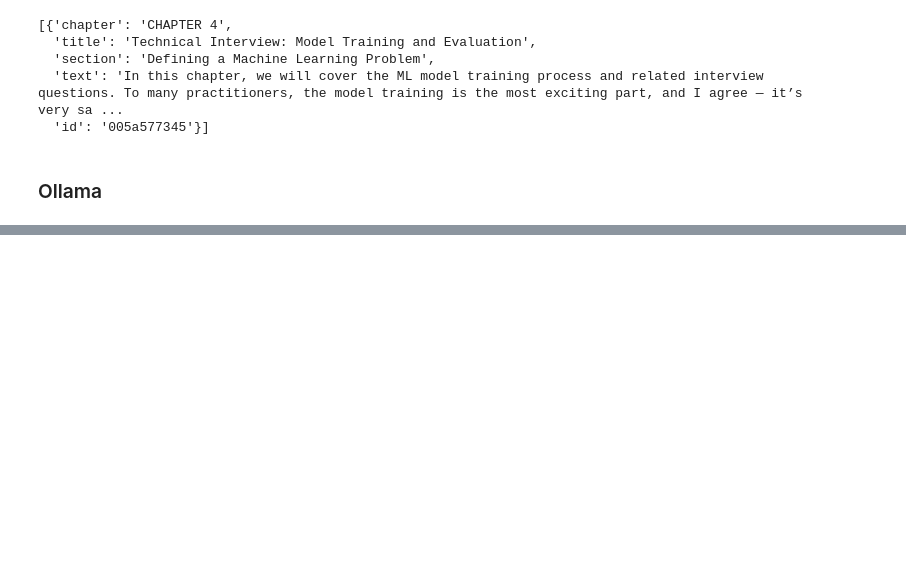
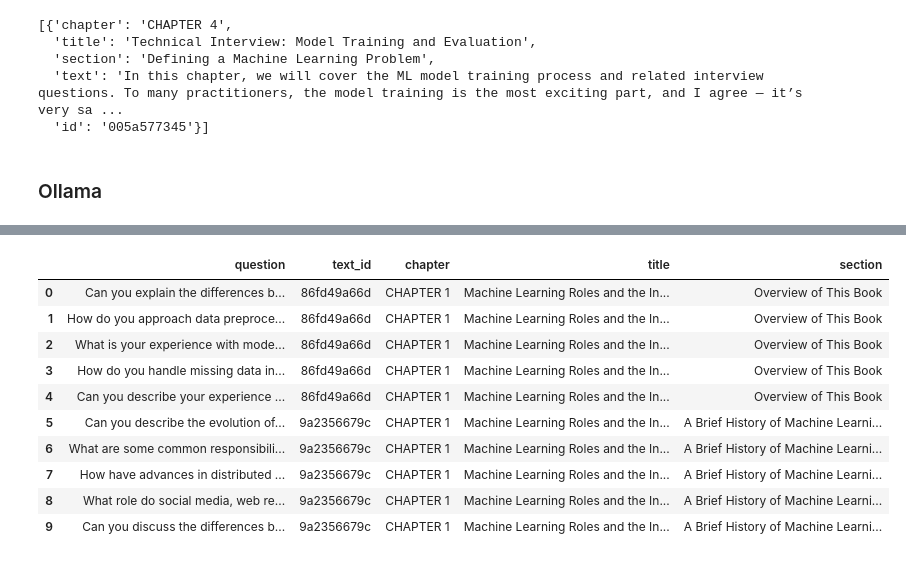
Before and after one commit to AMaldu/interview_preparation_bot, a Jupyter notebook: notebooks/ground_truth_data.ipynb, the cells around one changed output, grey strips where cells are left out. Saved outputs shown, nothing was run; the diff lists cells and outputs as text; code cells hidden in the pictures; blank space fills up the shorter version.

```diff
--- a/notebooks/ground_truth_data.ipynb
+++ b/notebooks/ground_truth_data.ipynb
@@ -195,0 +257,14 @@ results = {'86fd49a66d': "Sure! Here are five interview questions based on the p
+# %%
+df.head(10)
+# %% [output]
+|  | question | text_id | chapter | title | section |
+| 0 | Can you explain the differences b... | 86fd49a66d | CHAPTER 1 | Machine Learning Roles and the In... | Overview of This Book |
+| 1 | How do you approach data preproce... | 86fd49a66d | CHAPTER 1 | Machine Learning Roles and the In... | Overview of This Book |
+| 2 | What is your experience with mode... | 86fd49a66d | CHAPTER 1 | Machine Learning Roles and the In... | Overview of This Book |
+| 3 | How do you handle missing data in... | 86fd49a66d | CHAPTER 1 | Machine Learning Roles and the In... | Overview of This Book |
+| 4 | Can you describe your experience ... | 86fd49a66d | CHAPTER 1 | Machine Learning Roles and the In... | Overview of This Book |
+| 5 | Can you describe the evolution of... | 9a2356679c | CHAPTER 1 | Machine Learning Roles and the In... | A Brief History of Machine Learni... |
+| 6 | What are some common responsibili... | 9a2356679c | CHAPTER 1 | Machine Learning Roles and the In... | A Brief History of Machine Learni... |
+| 7 | How have advances in distributed ... | 9a2356679c | CHAPTER 1 | Machine Learning Roles and the In... | A Brief History of Machine Learni... |
+| 8 | What role do social media, web re... | 9a2356679c | CHAPTER 1 | Machine Learning Roles and the In... | A Brief History of Machine Learni... |
+| 9 | Can you discuss the differences b... | 9a2356679c | CHAPTER 1 | Machine Learning Roles and the In... | A Brief History of Machine Learni... |
```
Also changed, not shown: parts of 27 cells of this notebook.
